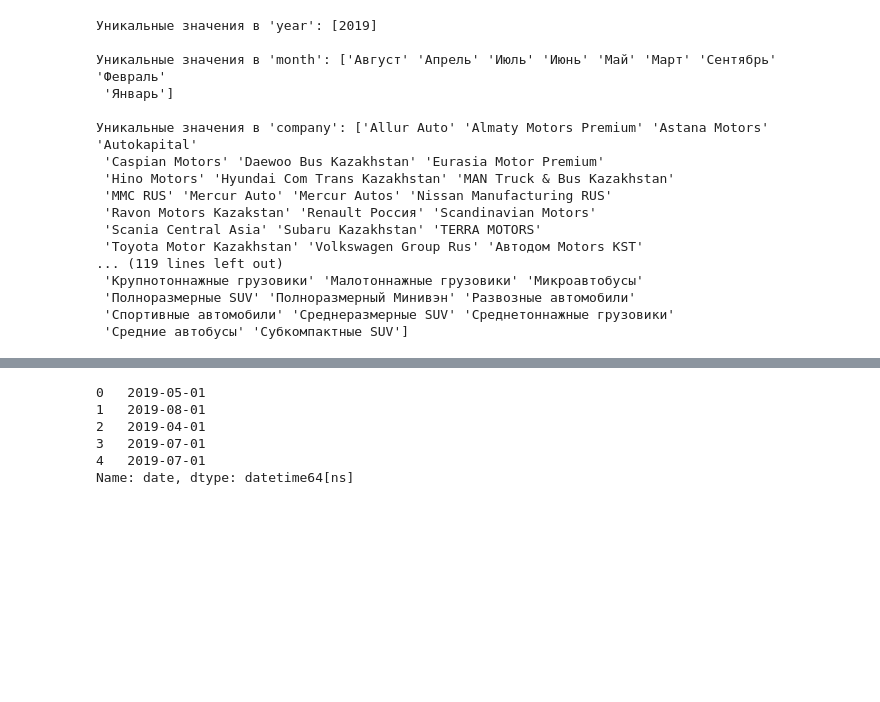
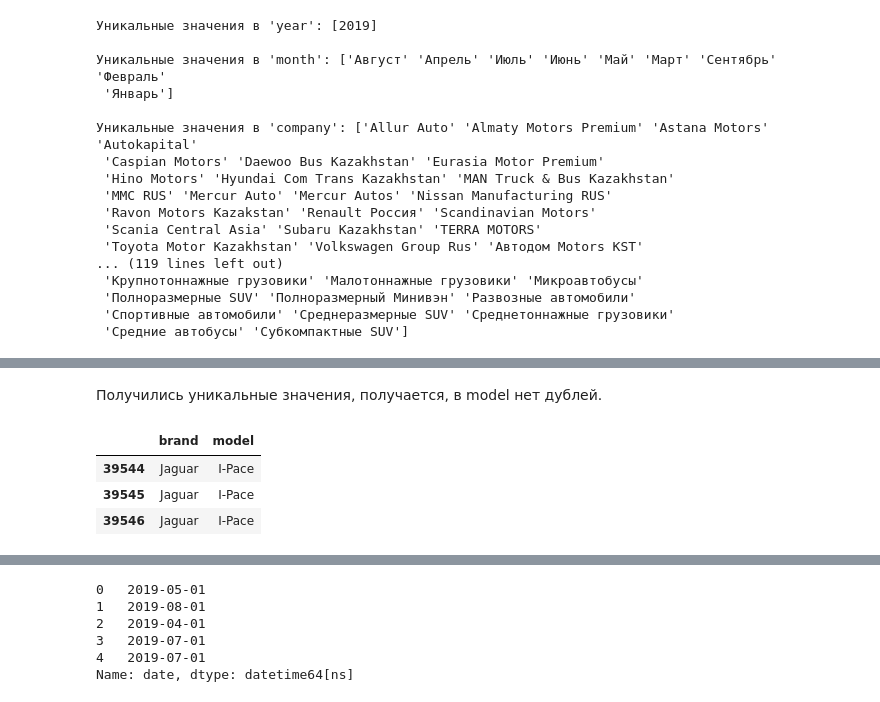
Before and after one commit to Heensz/analysis-of-the-car-market-of-Kazakhstan, a Jupyter notebook: Анализ авторынка Казахстана.ipynb, the cells around one changed output, grey strips where cells are left out. Cells and saved outputs as stored; diff of their text form; code cells hidden in the pictures; blank space fills up the shorter version.

```diff
--- a/Анализ авторынка Казахстана.ipynb
+++ b/Анализ авторынка Казахстана.ipynb
@@ -330,0 +367,10 @@ print(39960 - df['model'].count())
+# %% [markdown]
+Получились уникальные значения, получается, в model нет дублей.
+# %%
+#посмотрим у какой модели вместо объёма двигателя мощность
+df.query('engine_capacity_liters == "400 Л.С."')[['brand','model']]
+# %% [output]
+|  | brand | model |
+| 39544 | Jaguar | I-Pace |
+| 39545 | Jaguar | I-Pace |
+| 39546 | Jaguar | I-Pace |
```
Also changed, not shown: parts of 24 cells of this notebook.
